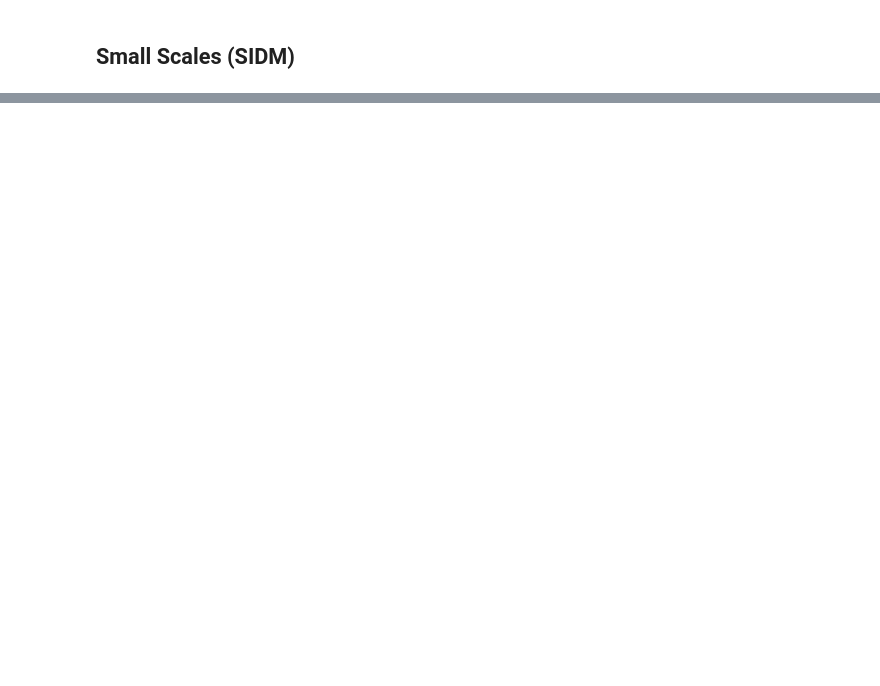
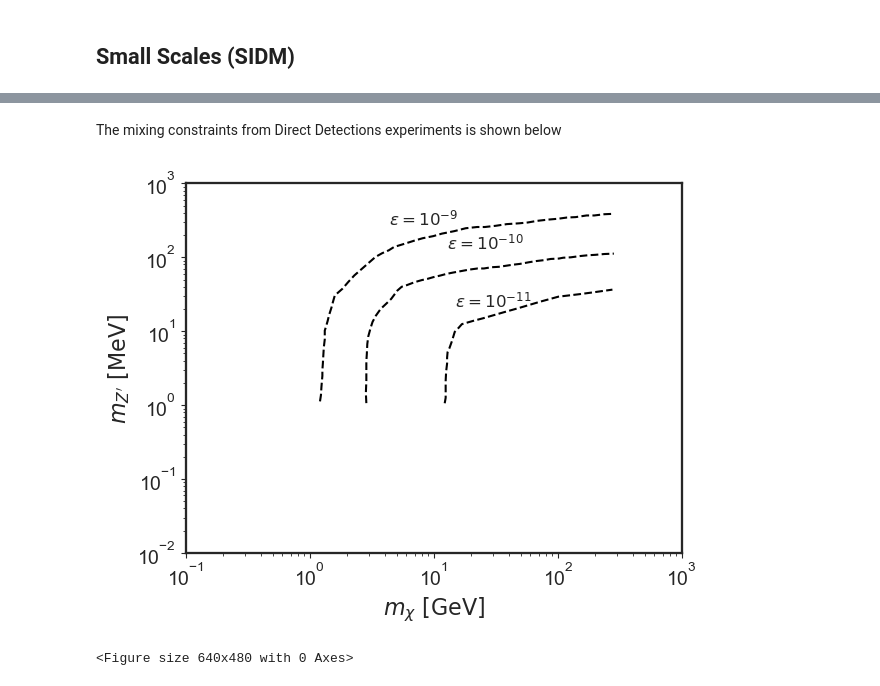
Before and after one commit to nigomezcr/Leptophilic-Atlas-Repo, a Jupyter notebook: ParameterSpace.ipynb, the cells around one changed output, grey strips where cells are left out. Cells and saved outputs as stored; diff of their text form; code cells hidden in the pictures; blank space fills up the shorter version.

```diff
--- a/ParameterSpace.ipynb
+++ b/ParameterSpace.ipynb
@@ -241,0 +91,48 @@ plt.show()
+# %% [markdown]
+The mixing constraints from Direct Detections experiments is shown below
+# %%
+import matplotlib.pyplot as plt
+
+
+MixingConstraints1 = np.loadtxt("Data-Sets/Mixing-Constraints(1).csv", delimiter=",")
+MixingConstraints2 = np.loadtxt("Data-Sets/Mixing-Constraints(2).csv", delimiter=",")
+MixingConstraints3 = np.loadtxt("Data-Sets/Mixing-Constraints(3).csv", delimiter=",")
+
+MixingConstraints1_mcoordinate = MixingConstraints1[:,0]
+MixingConstraints1_Mcoordinate = MixingConstraints1[:,1]
+
+MixingConstraints2_mcoordinate = MixingConstraints2[:,0]
+MixingConstraints2_Mcoordinate = MixingConstraints2[:,1]
+
+MixingConstraints3_mcoordinate = MixingConstraints3[:,0]
+MixingConstraints3_Mcoordinate = MixingConstraints3[:,1]
+
+
+plt.plot(MixingConstraints1_mcoordinate, MixingConstraints1_Mcoordinate, '--', color='k')
+plt.plot(MixingConstraints2_mcoordinate, MixingConstraints2_Mcoordinate, '--', color='k')
+plt.plot(MixingConstraints3_mcoordinate, MixingConstraints3_Mcoordinate, '--', color='k')
+
+# Adding text labels to the curves
+plt.text(MixingConstraints1_mcoordinate[len(MixingConstraints1_mcoordinate)//2] ,
+         MixingConstraints1_Mcoordinate[len(MixingConstraints1_Mcoordinate)//2]*2,
+         r'$\epsilon = 10^{-9}$', fontsize=12, verticalalignment='bottom')
+
+plt.text(MixingConstraints2_mcoordinate[len(MixingConstraints2_mcoordinate)//2],
+         MixingConstraints2_Mcoordinate[len(MixingConstraints2_Mcoordinate)//2]*2,
+         r'$\epsilon = 10^{-10}$', fontsize=12, verticalalignment='bottom')
+
+plt.text(MixingConstraints3_mcoordinate[len(MixingConstraints3_mcoordinate)//2],
+         MixingConstraints3_Mcoordinate[len(MixingConstraints3_Mcoordinate)//2]*2,
+         r'$\epsilon = 10^{-11}$', fontsize=12, verticalalignment='bottom')
+
+plt.xlabel(r'$m_{\chi} ~[\mathrm{GeV} ]$')
+plt.ylabel('$m_{Z\'} ~[\mathrm{MeV} ]$' )
+plt.xscale('log')
+plt.yscale('log')
+plt.xlim(0.1, 1e3)
+plt.ylim(0.01, 1e3)
+plt.show()
+plt.savefig('MixingConstraints.pdf')
+# %% [output]
+[figure, added]
+<Figure size 640x480 with 0 Axes>
```
Also changed, not shown: parts of 14 cells of this notebook, 19 other files.
